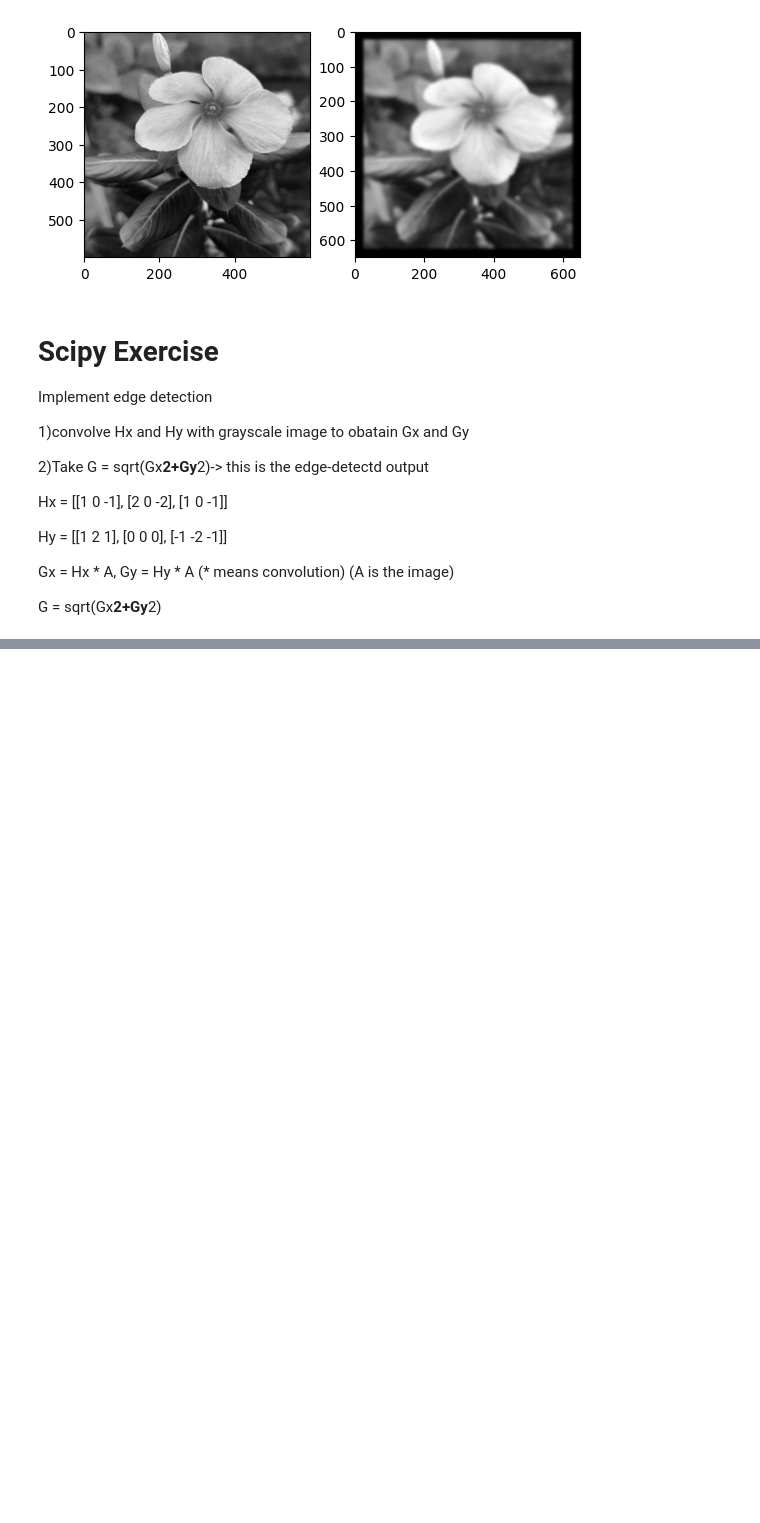
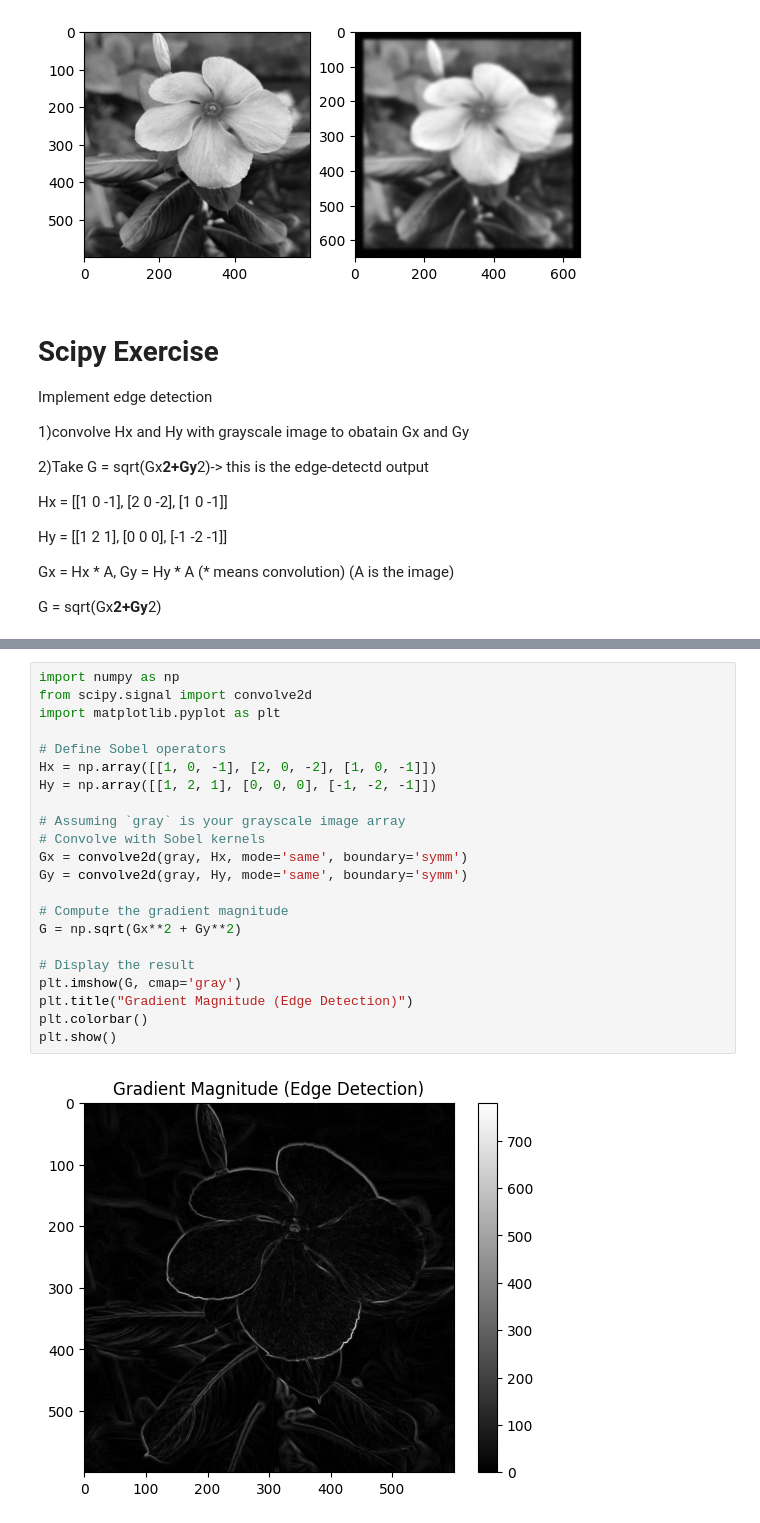
Before and after one commit to DilushkumarVasu/Scipy, a Jupyter notebook: Scipy.ipynb, the cells around one changed output, grey strips where cells are left out. Cells and saved outputs as stored; diff of their text form; blank space fills up the shorter version.

```diff
--- a/Scipy.ipynb
+++ b/Scipy.ipynb
@@ -109,0 +122,24 @@ G = sqrt(Gx**2+Gy**2)
+# %%
+import numpy as np
+from scipy.signal import convolve2d
+import matplotlib.pyplot as plt
+
+# Define Sobel operators
+Hx = np.array([[1, 0, -1], [2, 0, -2], [1, 0, -1]])
+Hy = np.array([[1, 2, 1], [0, 0, 0], [-1, -2, -1]])
+
+# Assuming `gray` is your grayscale image array
+# Convolve with Sobel kernels
+Gx = convolve2d(gray, Hx, mode='same', boundary='symm')
+Gy = convolve2d(gray, Hy, mode='same', boundary='symm')
+
+# Compute the gradient magnitude
+G = np.sqrt(Gx**2 + Gy**2)
+
+# Display the result
+plt.imshow(G, cmap='gray')
+plt.title("Gradient Magnitude (Edge Detection)")
+plt.colorbar()
+plt.show()
+# %% [output]
+[figure, added]
```
Also changed, not shown: parts of 6 cells of this notebook.
